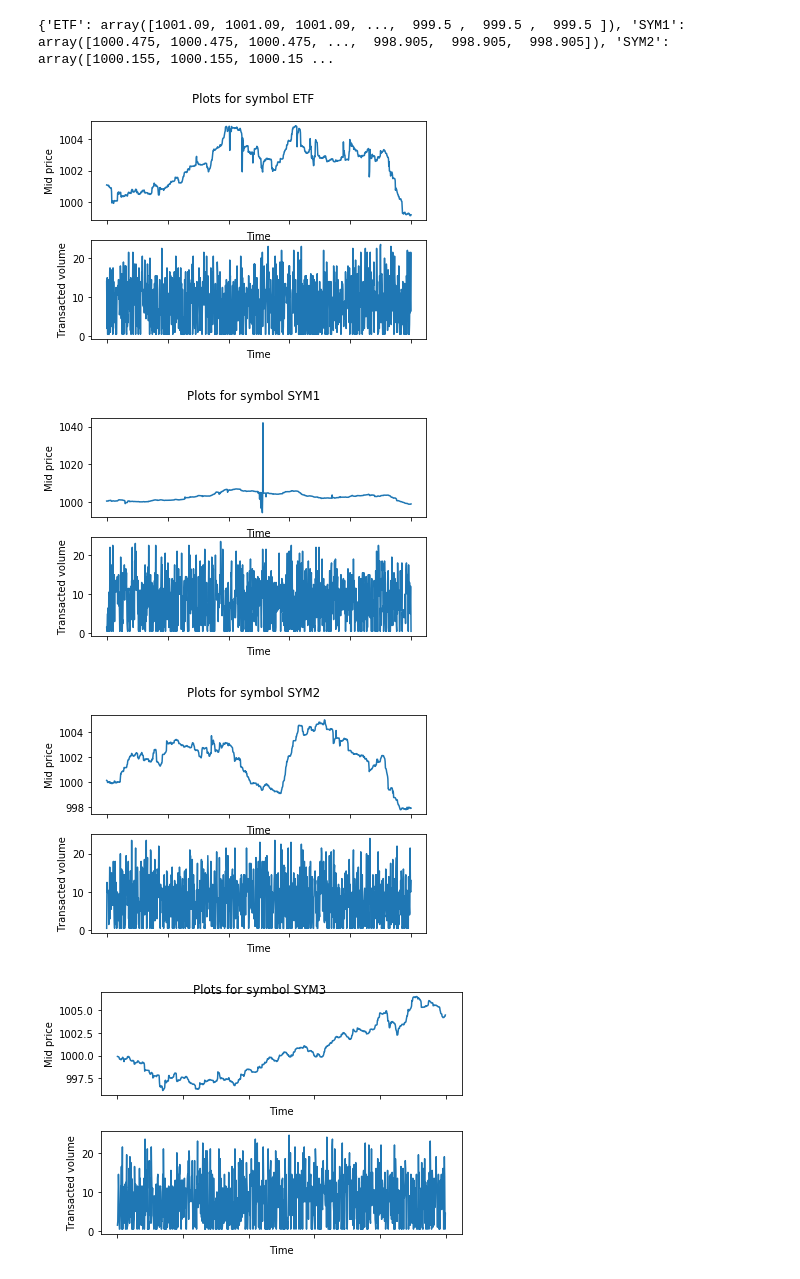
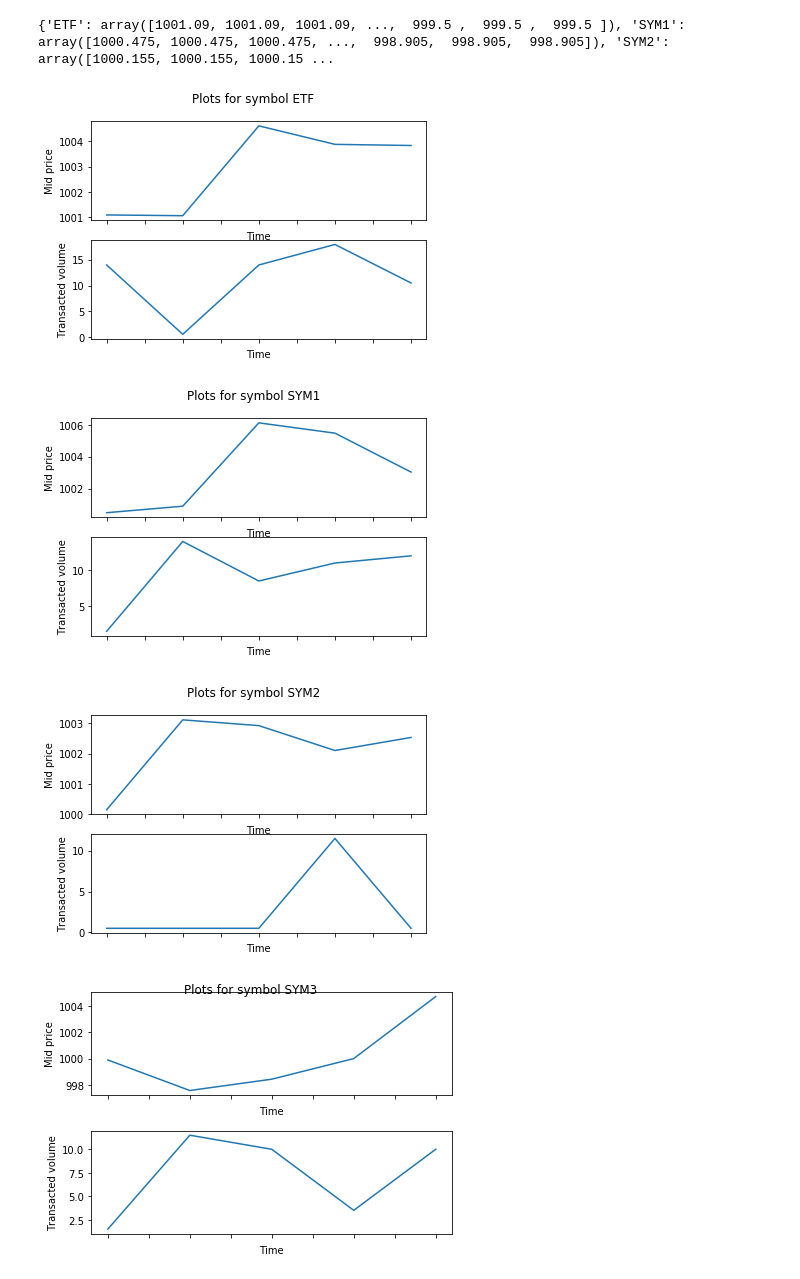
Before and after one commit to rom42pla/ai4t_project, a Jupyter notebook: notebook.ipynb, the cells around one changed output. Saved outputs shown, nothing was run; the diff lists cells and outputs as text; code cells hidden in the pictures.

```diff
--- a/notebook.ipynb
+++ b/notebook.ipynb
@@ -41,27 +42,27 @@ print(mid_prices)
 # %% [output]
 {'ETF': array([1001.09, 1001.09, 1001.09, ...,  999.5 ,  999.5 ,  999.5 ]), 'SYM1': array([1000.475, 1000.475, 1000.475, ...,  998.905,  998.905,  998.905]), 'SYM2': array([1000.155, 1000.155, 1000.15 ...
 # %%
-sample_indexes = np.linspace(start=0, stop=mid_prices["ETF"].shape[0] - rows_to_drop, num=1000,
+sample_indexes = np.linspace(start=0, stop=mid_prices["ETF"].shape[0] - rows_to_drop, num=5,
                              endpoint=False, dtype=np.int)
-sample_indexes_transacted = np.linspace(start=0, stop=transacted_volumes["ETF"].shape[0] - rows_to_drop, num=1000,
+sample_indexes_transacted = np.linspace(start=0, stop=transacted_volumes["ETF"].shape[0] - rows_to_drop, num=5,
                              endpoint=False, dtype=np.int)
 
 for symbol_name in symbols_names:
     fig, ax = plt.subplots(2)
     fig.suptitle(f'Plots for symbol {symbol_name}')
     mid_price_ax = sns.lineplot(data=mid_prices[symbol_name][sample_indexes],
                                 ax=ax[0])
     mid_price_ax.set(xticklabels=[], xlabel="Time", ylabel="Mid price")
 
     size_ax = sns.lineplot(data=transacted_volumes[symbol_name][sample_indexes_transacted],
                              ax=ax[1])
     size_ax.set(xticklabels=[], xlabel="Time", ylabel="Transacted volume")
 plt.tight_layout()
 # %% [output]
-[figure, old version]
+[figure, new version]
-[figure, old version]
+[figure, new version]
-[figure, old version]
+[figure, new version]
-[figure, old version]
+[figure, new version]
 # %%
 def get_manifold(*time_series, plot=True):
     # eventually unpacks the list
```
Also changed, not shown: parts of 2 cells of this notebook.
